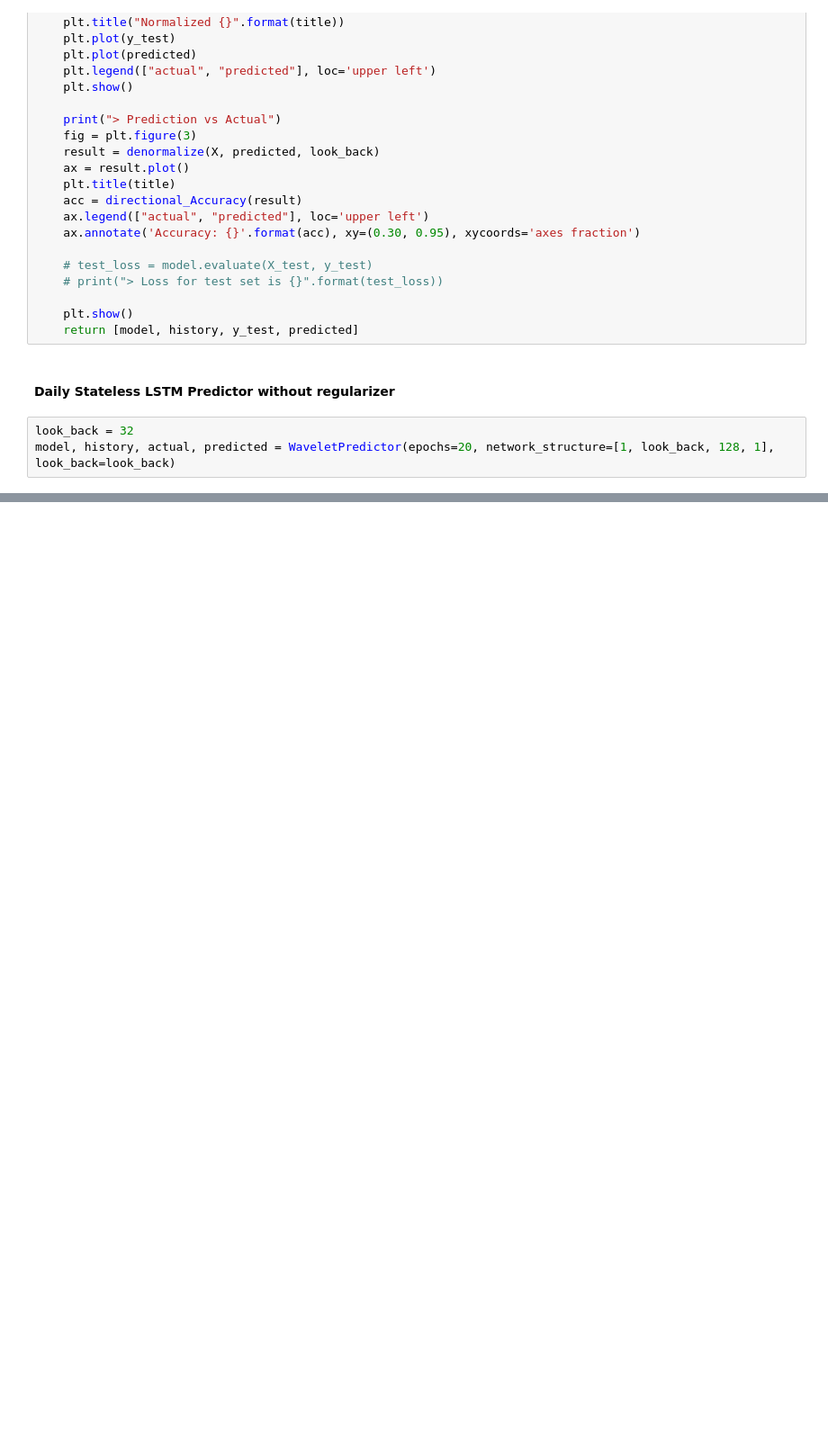
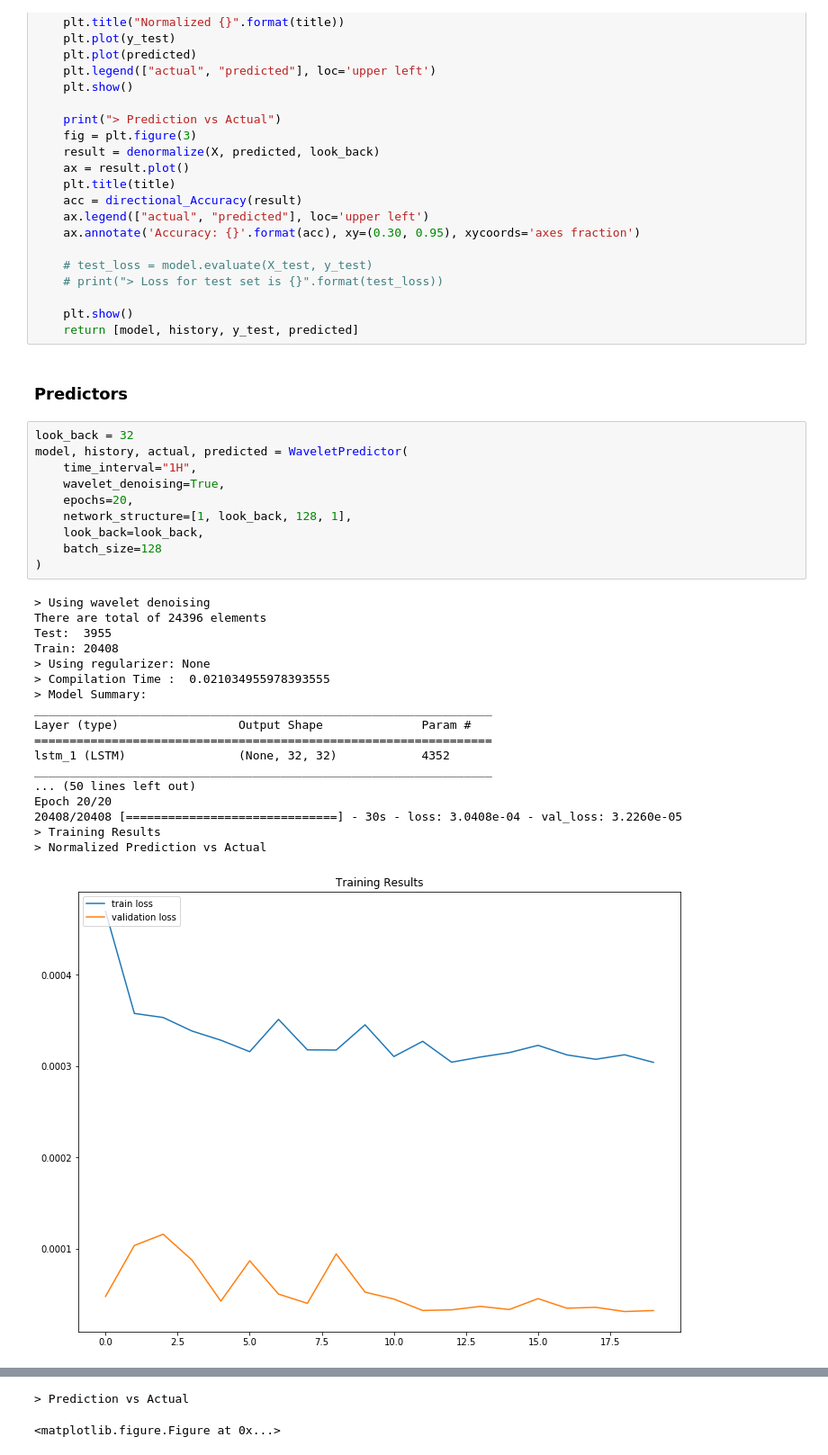
Before and after one commit to chinux23/NeuralNetworkAsTradingStrategy, a Jupyter notebook: Multi-Interval LSTM + Wavelet Predictor + State.ipynb, the cells around one changed output, grey strips where cells are left out. Shown at 90% size. Cells and saved outputs as stored; diff of their text form; blank space fills up the shorter version.

```diff
--- a/Multi-Interval LSTM + Wavelet Predictor + State.ipynb
+++ b/Multi-Interval LSTM + Wavelet Predictor + State.ipynb
@@ -375,8 +375,34 @@ def WaveletPredictor(time_interval="1D",
 
     plt.show()
     return [model, history, y_test, predicted]
-# %% [markdown]
-#### Daily Stateless LSTM Predictor without regularizer
+# %% [markdown]
+### Predictors
 # %%
 look_back = 32
-model, history, actual, predicted = WaveletPredictor(epochs=20, network_structure=[1, look_back, 128, 1], look_back=look_back)
+model, history, actual, predicted = WaveletPredictor(
+    time_interval="1H",
+    wavelet_denoising=True,
+    epochs=20,
+    network_structure=[1, look_back, 128, 1],
+    look_back=look_back,
+    batch_size=128
+)
+# %% [output]
+> Using wavelet denoising
+There are total of 24396 elements
+Test:  3955
+Train: 20408
+> Using regularizer: None
+> Compilation Time :  0.021034955978393555
+> Model Summary:
+_________________________________________________________________
+Layer (type)                 Output Shape              Param #
+=================================================================
+lstm_1 (LSTM)                (None, 32, 32)            4352
+_________________________________________________________________
+... (50 lines left out)
+Epoch 20/20
+20408/20408 [==============================] - 30s - loss: 3.0408e-04 - val_loss: 3.2260e-05
+> Training Results
+> Normalized Prediction vs Actual
+[figure, added]
@@ -382,0 +410,2 @@ model, history, actual, predicted = WaveletPredictor(epochs=20, network_structur
+> Prediction vs Actual
+<matplotlib.figure.Figure at 0x...>
```
Also changed, not shown: parts of 22 cells of this notebook, 10 other files.
